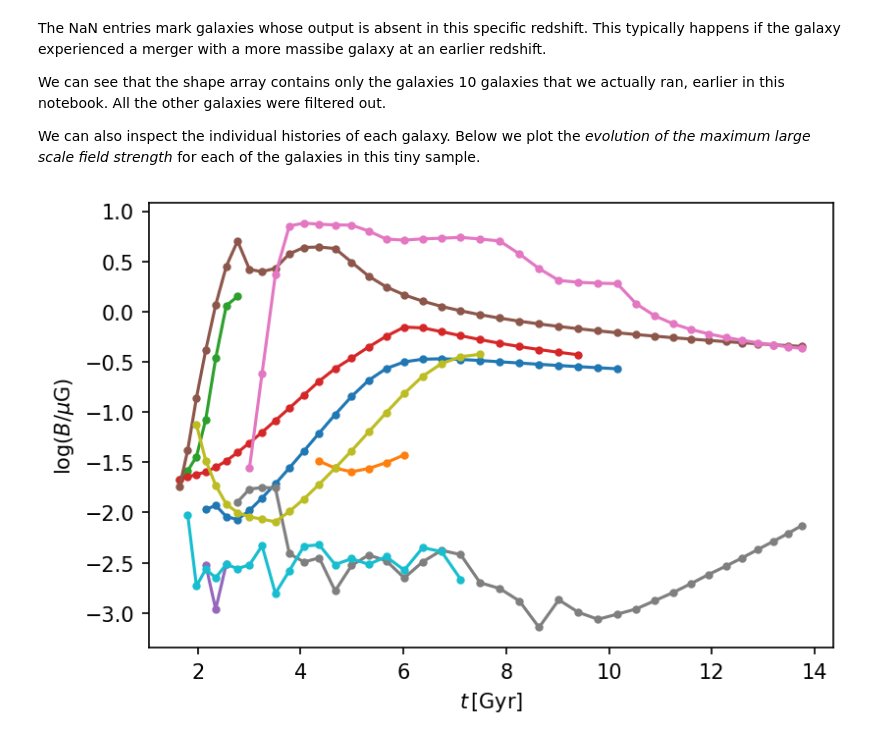
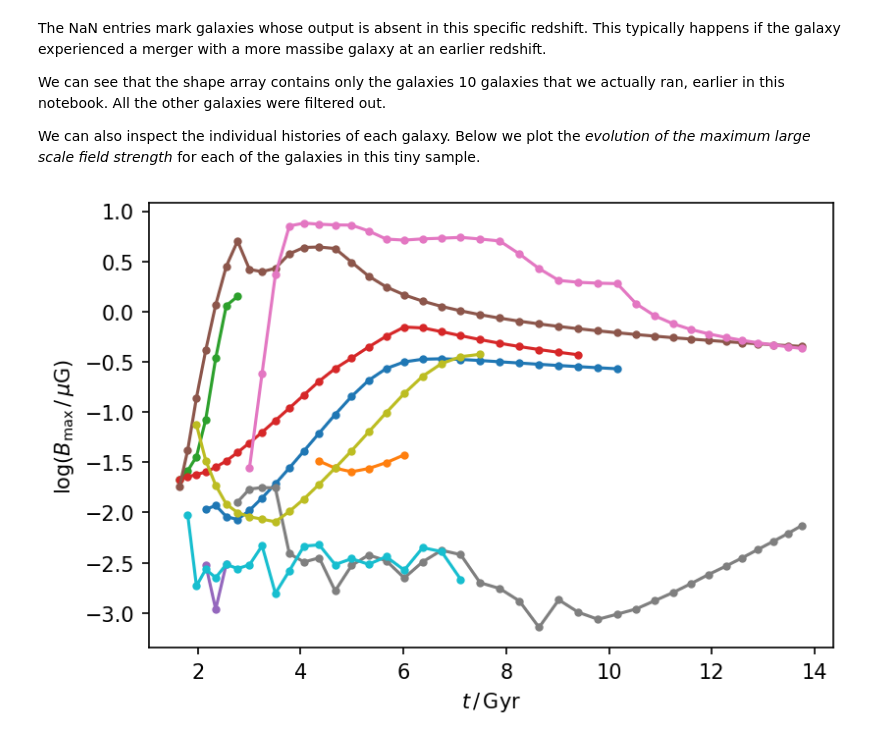
Before and after one commit to luizfelippesr/magnetizer, a Jupyter notebook: doc/magnetizer_tutorial.ipynb, the cells around one changed output. Drawn from its saved outputs; the diff is of its cells as text; code cells hidden in the pictures.

```diff
--- a/doc/magnetizer_tutorial.ipynb
+++ b/doc/magnetizer_tutorial.ipynb
@@ -234,16 +234,16 @@ We can also inspect the individual histories of each galaxy. Below we plot the *
 # %%
 import matplotlib.pyplot as plt
 import numpy as np
 import astropy.units as u
 
 plt.figure(dpi=150)
 for i in run.gal_id:
     # Extracts the time series for a single galaxy
     Bmax_galaxy = run.get_galaxy('Bmax', gal_id=i)
 
     # Plots the data, as function of time
     plt.plot(run.times, np.log10(Bmax_galaxy/u.microgauss), marker='.')
 
-plt.xlabel(r'$t\,[\rm Gyr]$'); plt.ylabel(r'$\log(B/\mu\rm G)$');
+plt.xlabel(r'$t\,/\,\rm Gyr$'); plt.ylabel(r'$\log(B_{\rm max}\,/\,\mu\rm G)$');
 # %% [output]
-[figure, old version]
+[figure, new version]
```
Also changed, not shown: parts of 8 cells of this notebook.
